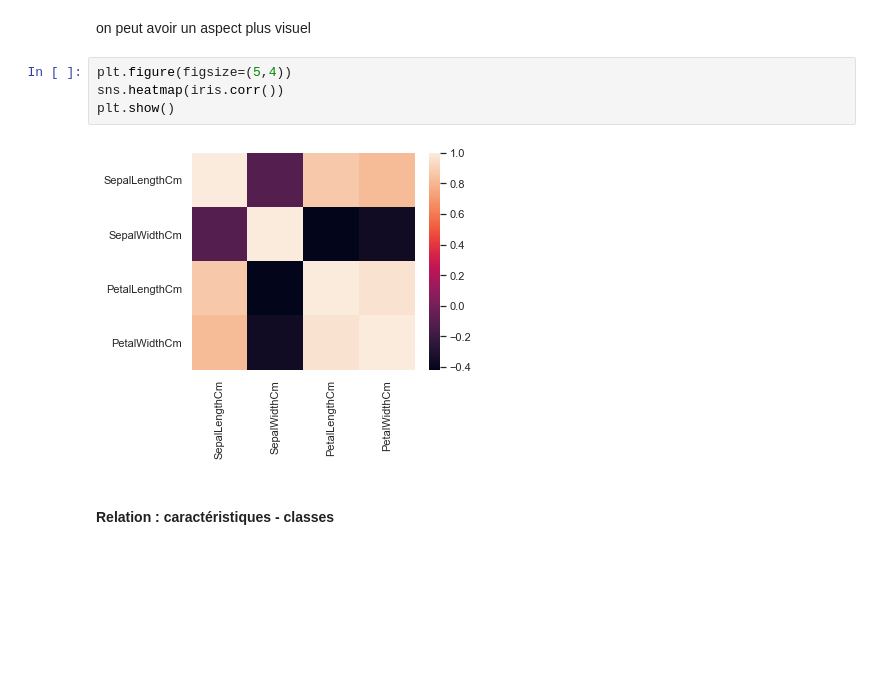
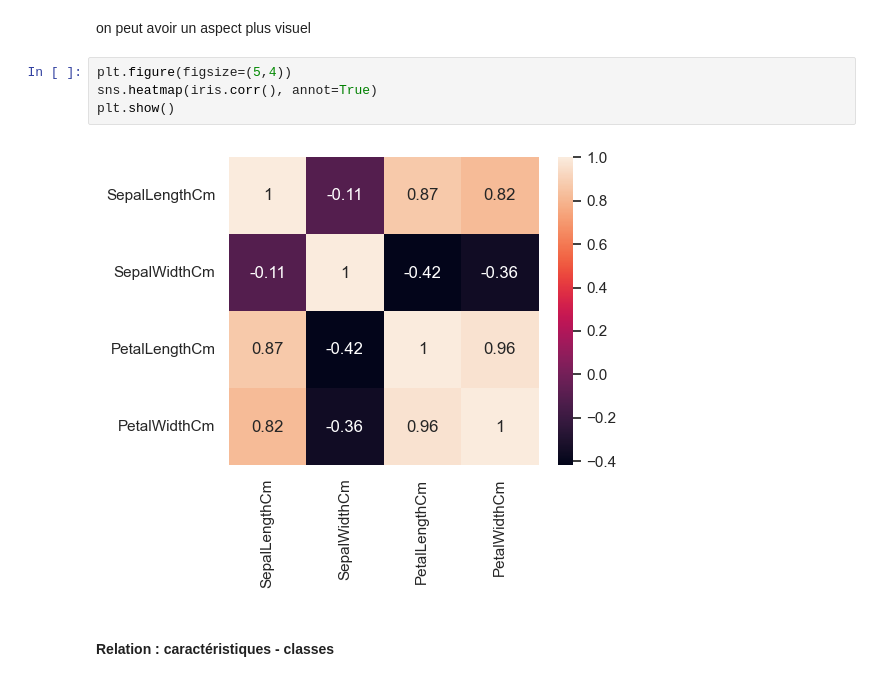
Before and after one commit to MohamedNennouche/Computer-Vision-with-Python, a Jupyter notebook: Seance 2/Seance2.ipynb, the cells around one changed output. Drawn from its saved outputs; the diff is of its cells as text; blank space fills up the shorter version.

```diff
--- a/Seance 2/Seance2.ipynb
+++ b/Seance 2/Seance2.ipynb
@@ -1098,10 +1104,10 @@ iris.corr()
 on peut avoir un aspect plus visuel
 # %%
 plt.figure(figsize=(5,4))
-sns.heatmap(iris.corr())
+sns.heatmap(iris.corr(), annot=True)
 plt.show()
 # %% [output]
-[figure, old version]
+[figure, new version]
 # %% [markdown]
 #### Relation : caractéristiques - classes
 # %% [markdown]
```
Also changed, not shown: parts of 16 cells of this notebook, 15 other files.
